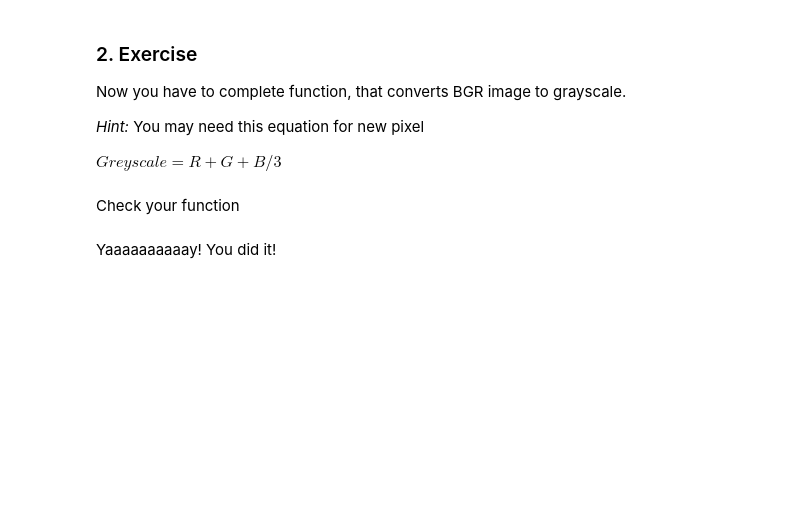
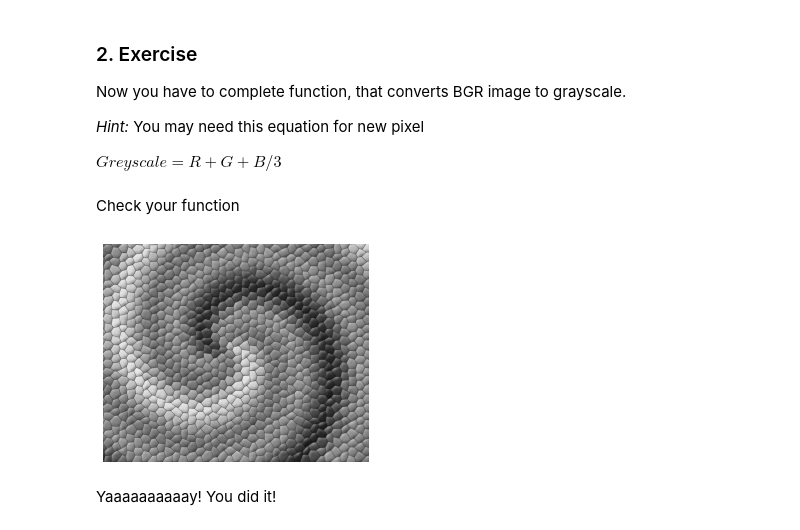
Before and after one commit to twrdyyy/bit_computer_vision, a Jupyter notebook: lab1/introduction.ipynb, the cells around one changed output. Saved outputs shown, nothing was run; the diff lists cells and outputs as text; code cells hidden in the pictures; blank space fills up the shorter version.

```diff
--- a/lab1/introduction.ipynb
+++ b/lab1/introduction.ipynb
@@ -114,16 +152,22 @@ def color_to_gray(image : list) -> list:
     :param image: Input image
     :return Image converted to grayscale
     """
+#     result = np.zeros(shape=image.shape[:2])
+    image[:, :, 0] = image[:, :, 0] / 3
+    result = np.sum(image, axis=2)
+    return result
 
-    raise NotImplementedError("Implement color_to_gray function!")
+#     raise NotImplementedError("Implement color_to_gray function!")
 # %% [markdown]
 Check your function
 # %%
 grayscale_image = color_to_gray(img)
 
-plt.imshow(img, cmap="gray")
+plt.imshow(grayscale_image, cmap="gray")
 plt.axis('off')
 plt.show()
+# %% [output]
+[figure, added]
 # %% [markdown]
 Yaaaaaaaaaay! You did it!
 # %% [markdown]
```
Also changed, not shown: parts of 13 cells of this notebook, 7 other files.
